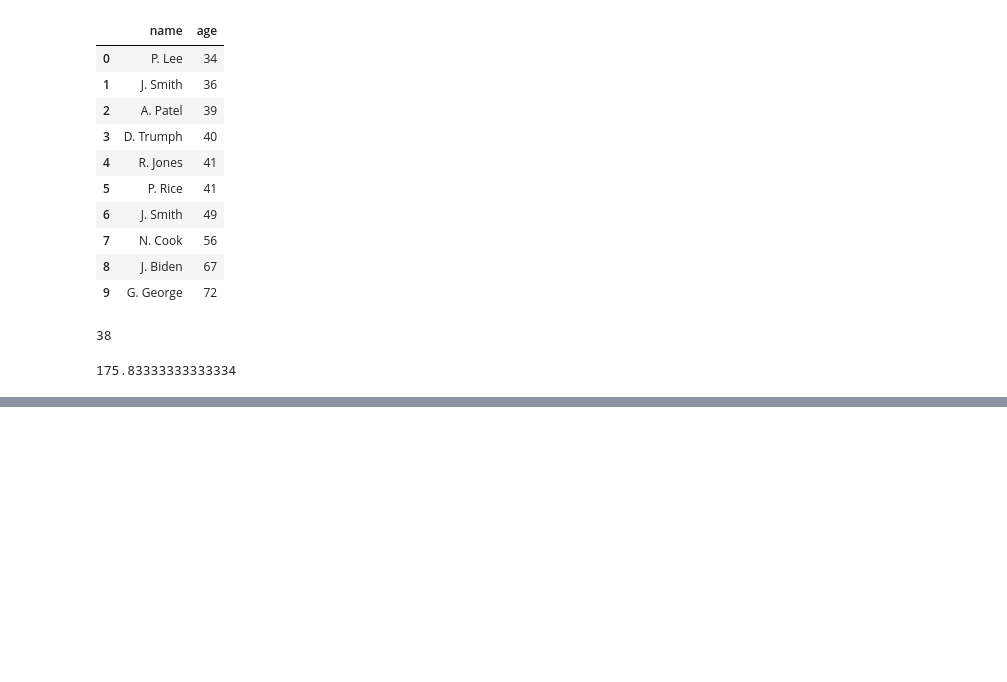
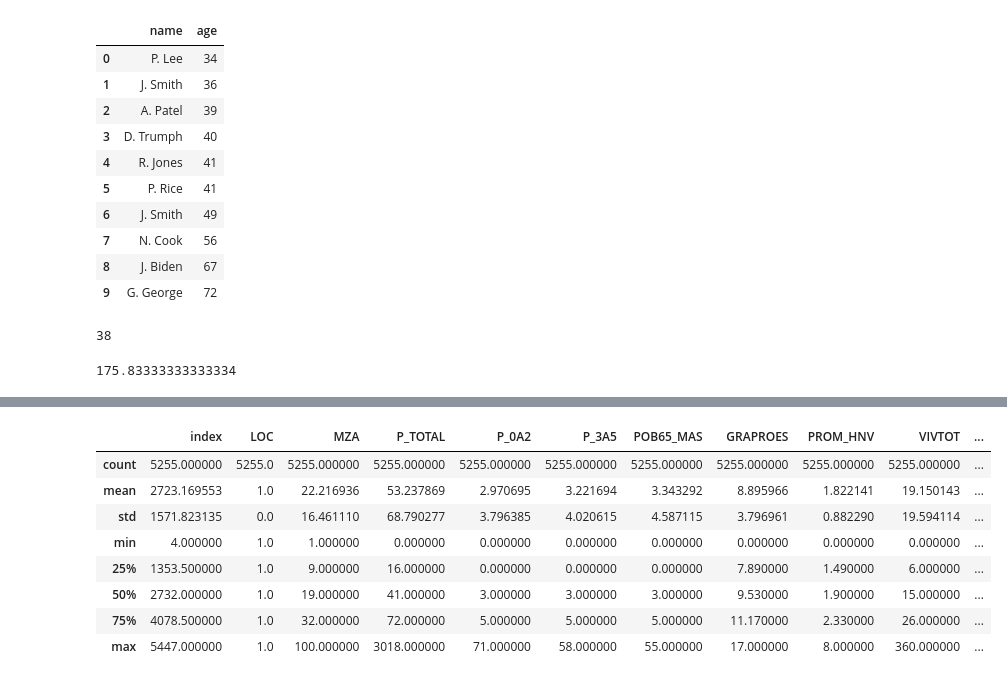
Before and after one commit to MaximilianoVM/DATA-MINIG-2023-1, a Jupyter notebook: M3.3_practica.ipynb, the cells around one changed output, grey strips where cells are left out. Cells and saved outputs as stored; diff of their text form; code cells hidden in the pictures; blank space fills up the shorter version.

```diff
--- a/M3.3_practica.ipynb
+++ b/M3.3_practica.ipynb
@@ -64,0 +108,3 @@ df['age'].var()
+# %%
+df10 = pd.read_csv('project/DATA/ENS_CLEAN_10.csv', index_col=0)
+df20 = pd.read_csv('project/DATA/ENS_CLEAN_20.csv', index_col=0)
@@ -64,0 +129,12 @@ df['age'].var()
+# %%
+df10.describe()
+# %% [output]
+|  | index | LOC | MZA | P_TOTAL | P_0A2 | P_3A5 | POB65_MAS | GRAPROES | PROM_HNV | VIVTOT | ... |
+| count | 5255.000000 | 5255.0 | 5255.000000 | 5255.000000 | 5255.000000 | 5255.000000 | 5255.000000 | 5255.000000 | 5255.000000 | 5255.000000 | ... |
+| mean | 2723.169553 | 1.0 | 22.216936 | 53.237869 | 2.970695 | 3.221694 | 3.343292 | 8.895966 | 1.822141 | 19.150143 | ... |
+| std | 1571.823135 | 0.0 | 16.461110 | 68.790277 | 3.796385 | 4.020615 | 4.587115 | 3.796961 | 0.882290 | 19.594114 | ... |
+| min | 4.000000 | 1.0 | 1.000000 | 0.000000 | 0.000000 | 0.000000 | 0.000000 | 0.000000 | 0.000000 | 0.000000 | ... |
+| 25% | 1353.500000 | 1.0 | 9.000000 | 16.000000 | 0.000000 | 0.000000 | 0.000000 | 7.890000 | 1.490000 | 6.000000 | ... |
+| 50% | 2732.000000 | 1.0 | 19.000000 | 41.000000 | 3.000000 | 3.000000 | 3.000000 | 9.530000 | 1.900000 | 15.000000 | ... |
+| 75% | 4078.500000 | 1.0 | 32.000000 | 72.000000 | 5.000000 | 5.000000 | 5.000000 | 11.170000 | 2.330000 | 26.000000 | ... |
+| max | 5447.000000 | 1.0 | 100.000000 | 3018.000000 | 71.000000 | 58.000000 | 55.000000 | 17.000000 | 8.000000 | 360.000000 | ... |
```
Also changed, not shown: parts of 28 cells of this notebook, 5 other files.
